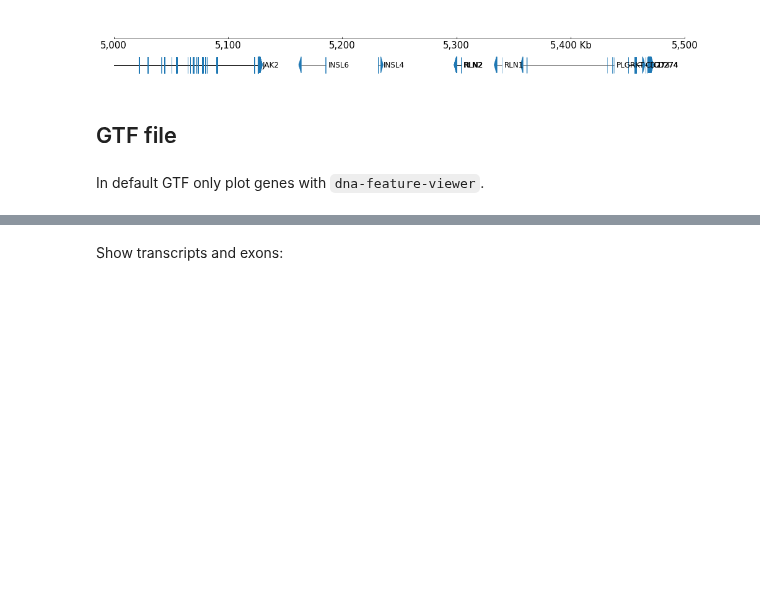
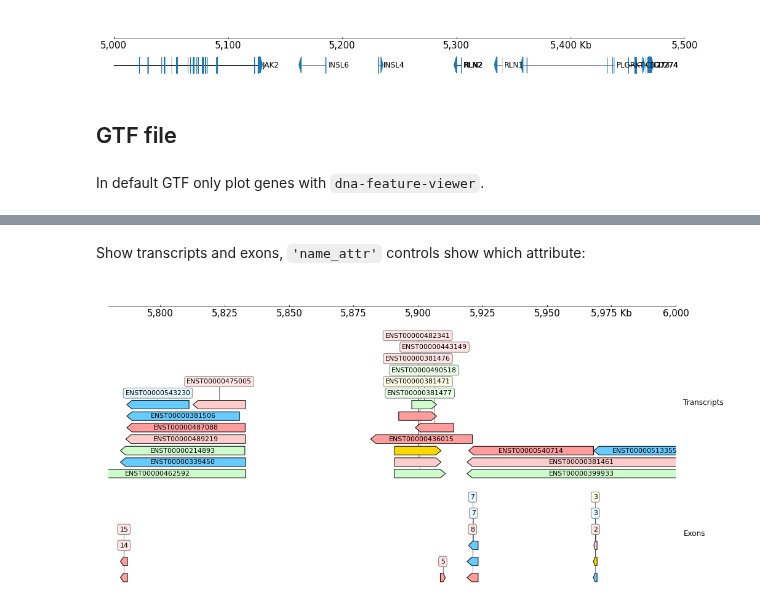
Before and after one commit to GangCaoLab/CoolBox, a Jupyter notebook: docs/_gallery/dna features.ipynb, the cells around one changed output, grey strips where cells are left out. Drawn from its saved outputs; the diff is of its cells as text; code cells hidden in the pictures; blank space fills up the shorter version.

```diff
--- a/docs/source/_gallery/dna features.ipynb
+++ b/docs/_gallery/dna features.ipynb
@@ -70,2 +71,9 @@ frame.plot(test_interval)
 # %% [markdown]
-Show transcripts and exons:
+Show transcripts and exons, `'name_attr'` controls show which attribute:
+# %%
+frame = XAxis()
+frame += GTF(example_gtf, row_filter="feature == 'transcript'", name_attr='transcript_id') + TrackHeight(9) + Title("Transcripts")
+frame += GTF(example_gtf, row_filter="feature == 'exon'", name_attr='exon_number') + TrackHeight(6) + Title("Exons")
+frame.plot("chr9:5780000-6000000")
+# %% [output]
+[figure, added]
```
Also changed, not shown: parts of 12 cells of this notebook, 25 other files.
